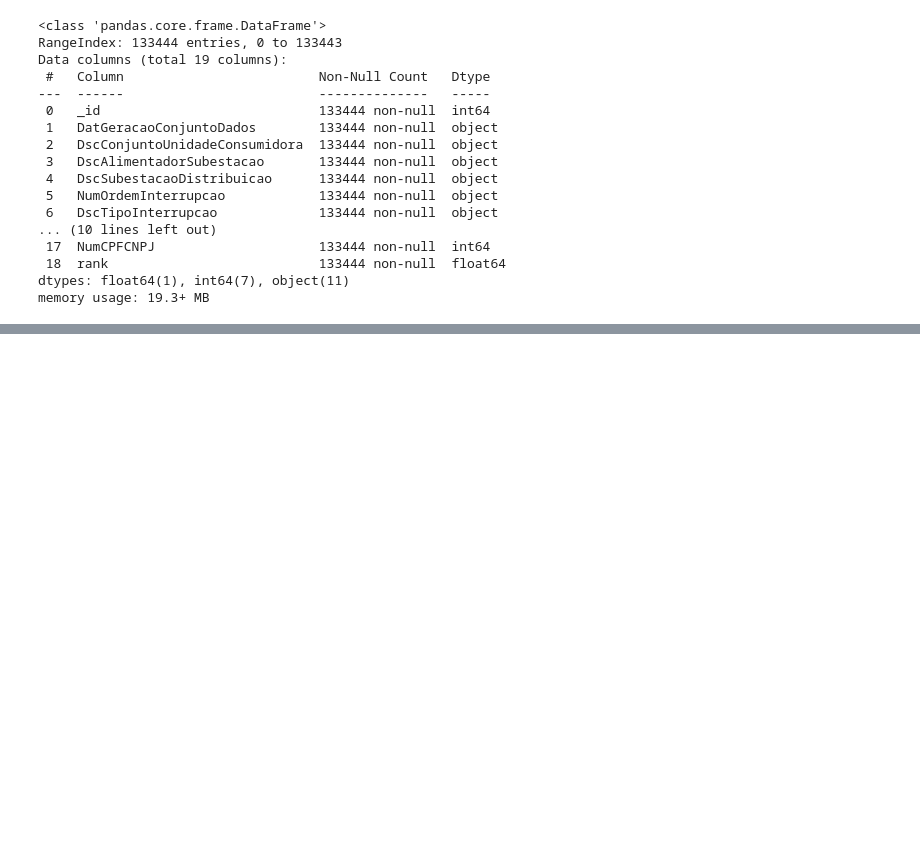
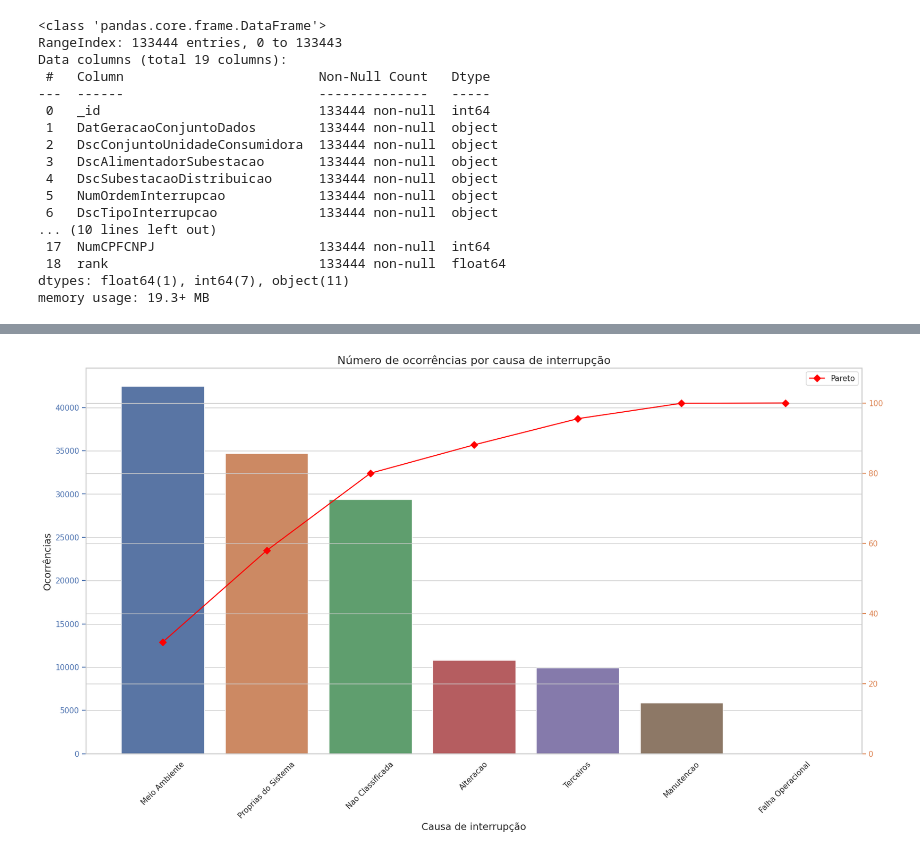
Before and after one commit to theHprogrammer-UFSCWORKS/ANEEL_REGRESSION, a Jupyter notebook: tf.ipynb, the cells around one changed output, grey strips where cells are left out. Saved outputs shown, nothing was run; the diff lists cells and outputs as text; code cells hidden in the pictures; blank space fills up the shorter version.

```diff
--- a/tf.ipynb
+++ b/tf.ipynb
@@ -189,0 +533,45 @@ memory usage: 19.3+ MB
+# %%
+# 3. Gráfico de Pareto considerando os valores em DscInterrupcaoCausa
+# Descrição do por que fazer essa análise:
+
+
+# Criar um DataFrame com o número de ocorrências por causa de interrupção
+df_interrupcao_causa = df_analise.groupby('DscInterrupcaoCausa')['DscInterrupcaoCausa'].count().to_frame('Ocorrencias').reset_index()
+
+# Ordenar o DataFrame por Ocorrencias em ordem decrescente
+df_interrupcao_causa = df_interrupcao_causa.sort_values(by='Ocorrencias', ascending=False)
+
+# Calcular a porcentagem de ocorrências
+df_interrupcao_causa['Percentual'] = df_interrupcao_causa['Ocorrencias'] / df_interrupcao_causa['Ocorrencias'].sum() * 100
+
+# Calcular a porcentagem acumulada
+df_interrupcao_causa['PercentualAcumulado'] = df_interrupcao_causa['Percentual'].cumsum()
+
+# Plotar o gráfico
+sns.set_theme(style="whitegrid")
+plt.figure(figsize=(20, 10))
+ax = sns.barplot(x="DscInterrupcaoCausa", y="Ocorrencias", data=df_interrupcao_causa)
+ax.set_title("Número de ocorrências por causa de interrupção", fontsize=16)
+ax.set_xlabel("Causa de interrupção", fontsize=14)
+ax.set_ylabel("Ocorrências", fontsize=14)
+
+# Eixo secundário
+ax2 = ax.twinx()
+
+# Cria a Curva de Pareto no eixo secundário
+ax2.plot(df_interrupcao_causa["DscInterrupcaoCausa"], df_interrupcao_causa["PercentualAcumulado"], color="red", marker="D", ms=7, label='Pareto')
+
+# Configurações dos eixos
+ax.tick_params(axis="y", colors="C0")
+ax2.tick_params(axis="y", colors="C1")
+ax2.set_ylim([0,110])
+
+# Ajusta a inclinação dos labels do eixo x
+for tick in ax.get_xticklabels():
+    tick.set_rotation(45)
+
+# Finalmente mostra o grafico definido acima
+plt.legend() # para mostrar a legenda
+plt.show()
+# %% [output]
+[figure, added]
```
Also changed, not shown: parts of 40 cells of this notebook.
